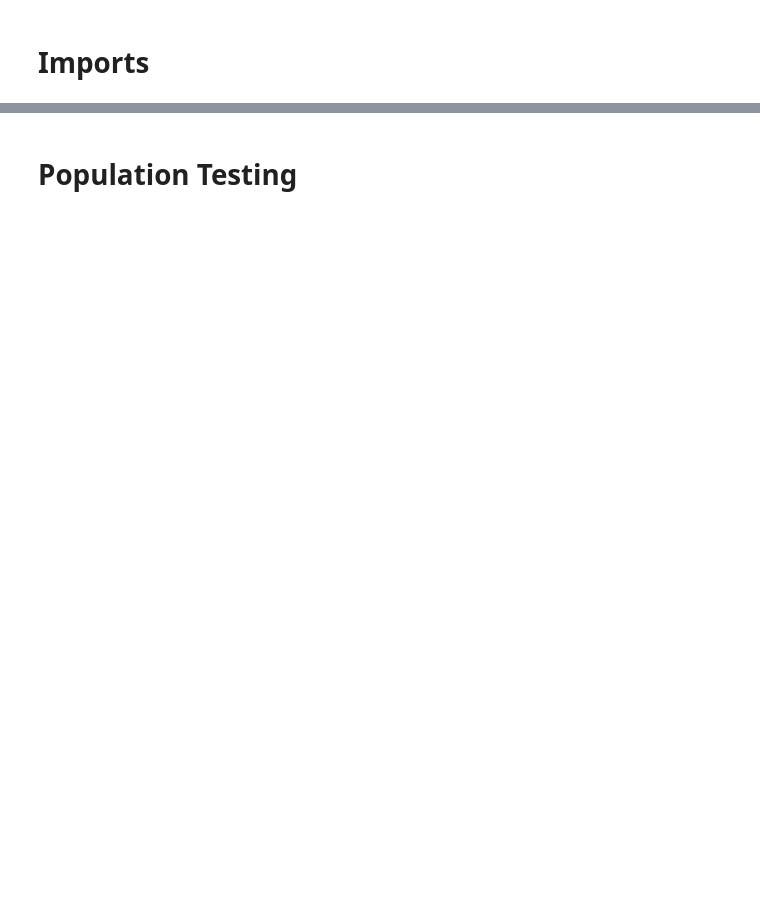
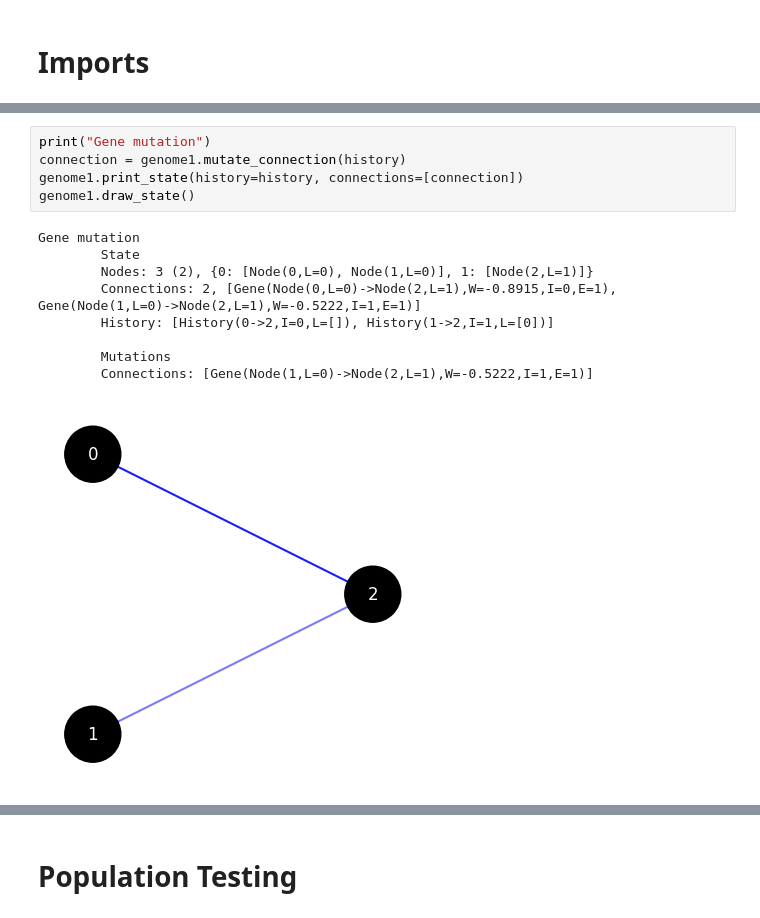
Before and after one commit to drewcurran/COS398_NEAT, a Jupyter notebook: NEAT/test_code.ipynb, the cells around one changed output, grey strips where cells are left out. Drawn from its saved outputs; the diff is of its cells as text; blank space fills up the shorter version.

```diff
--- a/NEAT/test_code.ipynb
+++ b/NEAT/test_code.ipynb
@@ -9,0 +56,15 @@ from NEAT.population import Population
+# %%
+print("Gene mutation")
+connection = genome1.mutate_connection(history)
+genome1.print_state(history=history, connections=[connection])
+genome1.draw_state()
+# %% [output]
+Gene mutation
+        State
+        Nodes: 3 (2), {0: [Node(0,L=0), Node(1,L=0)], 1: [Node(2,L=1)]}
+        Connections: 2, [Gene(Node(0,L=0)->Node(2,L=1),W=-0.8915,I=0,E=1), Gene(Node(1,L=0)->Node(2,L=1),W=-0.5222,I=1,E=1)]
+        History: [History(0->2,I=0,L=[]), History(1->2,I=1,L=[0])]
+
+        Mutations
+        Connections: [Gene(Node(1,L=0)->Node(2,L=1),W=-0.5222,I=1,E=1)]
+[figure, added]
```
Also changed, not shown: parts of 46 cells of this notebook, 12 other files.
